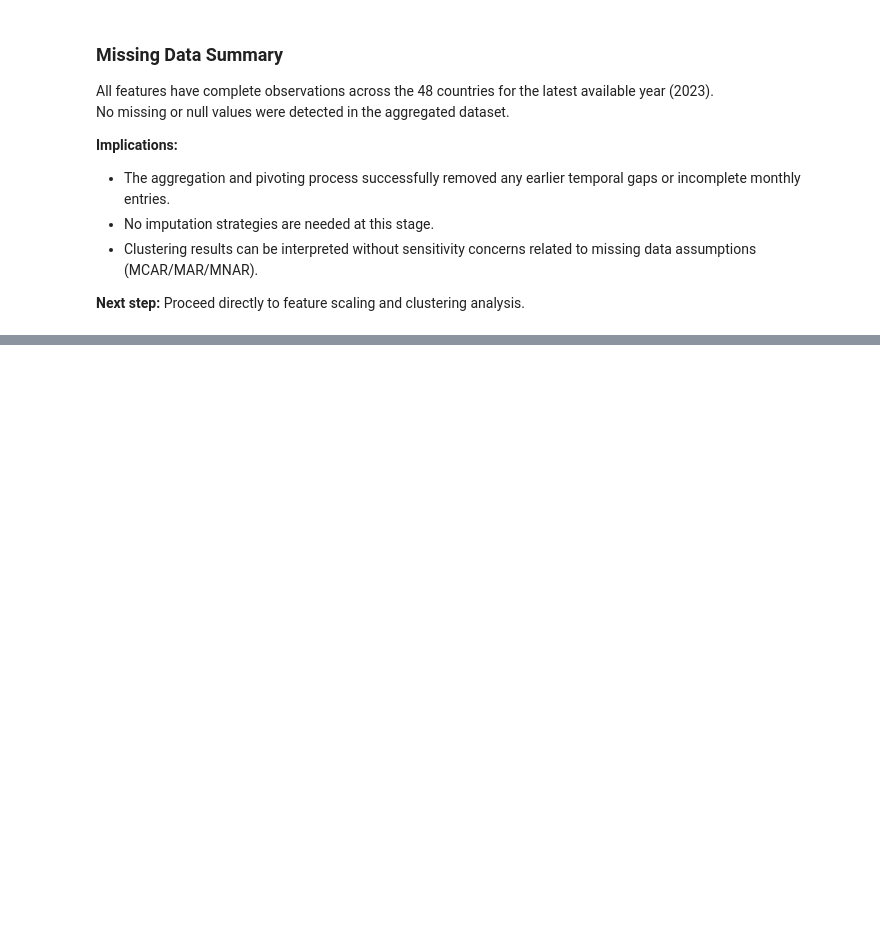
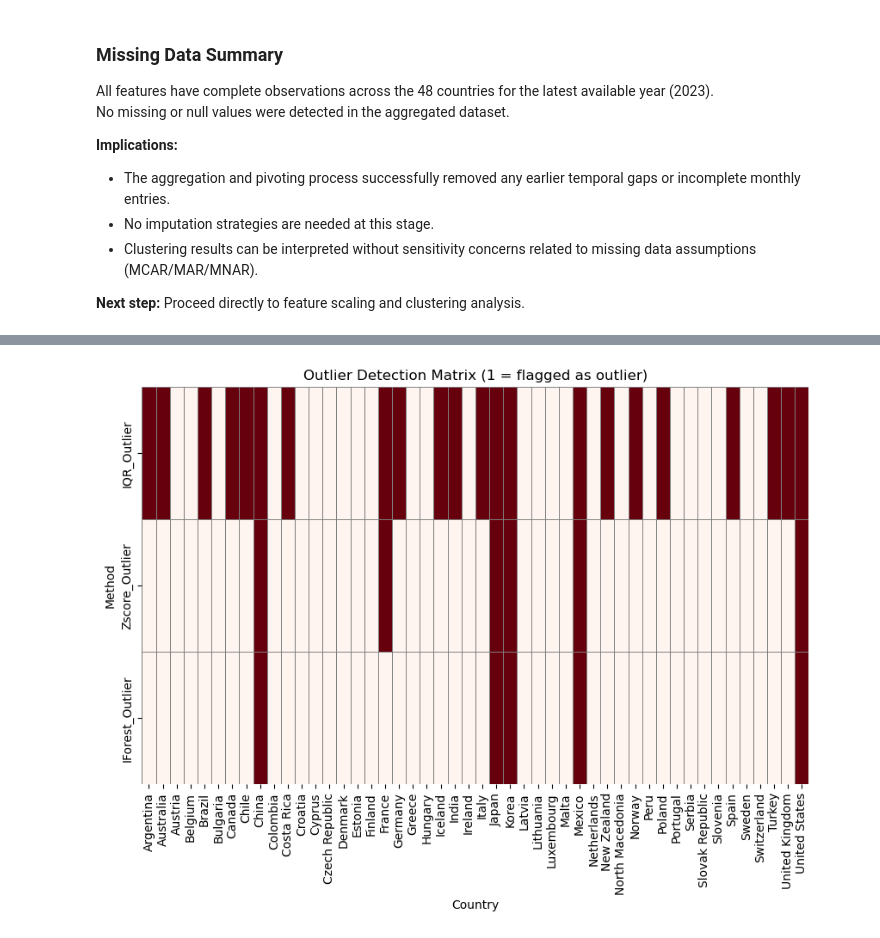
Before and after one commit to FedorSulaev/global-energy-systems-clustering, a Jupyter notebook: notebooks/01_data_analysis_and_preprocessing.ipynb, the cells around one changed output, grey strips where cells are left out. Drawn from its saved outputs; the diff is of its cells as text; code cells hidden in the pictures; blank space fills up the shorter version.

```diff
--- a/notebooks/01_data_analysis_and_preprocessing.ipynb
+++ b/notebooks/01_data_analysis_and_preprocessing.ipynb
@@ -245,0 +456,16 @@ No missing or null values were detected in the aggregated dataset.
+# %%
+# --- Outlier presence heatmap ---
+plt.figure(figsize=(10, 6))
+sns.heatmap(
+    df_outliers[["IQR_Outlier", "Zscore_Outlier", "IForest_Outlier"]].astype(int).T,
+    cmap="Reds",
+    cbar=False,
+    linewidths=0.5,
+    linecolor='gray'
+)
+plt.title("Outlier Detection Matrix (1 = flagged as outlier)")
+plt.ylabel("Method")
+plt.xlabel("Country")
+plt.show()
+# %% [output]
+[figure, added]
```
Also changed, not shown: parts of 9 cells of this notebook.
